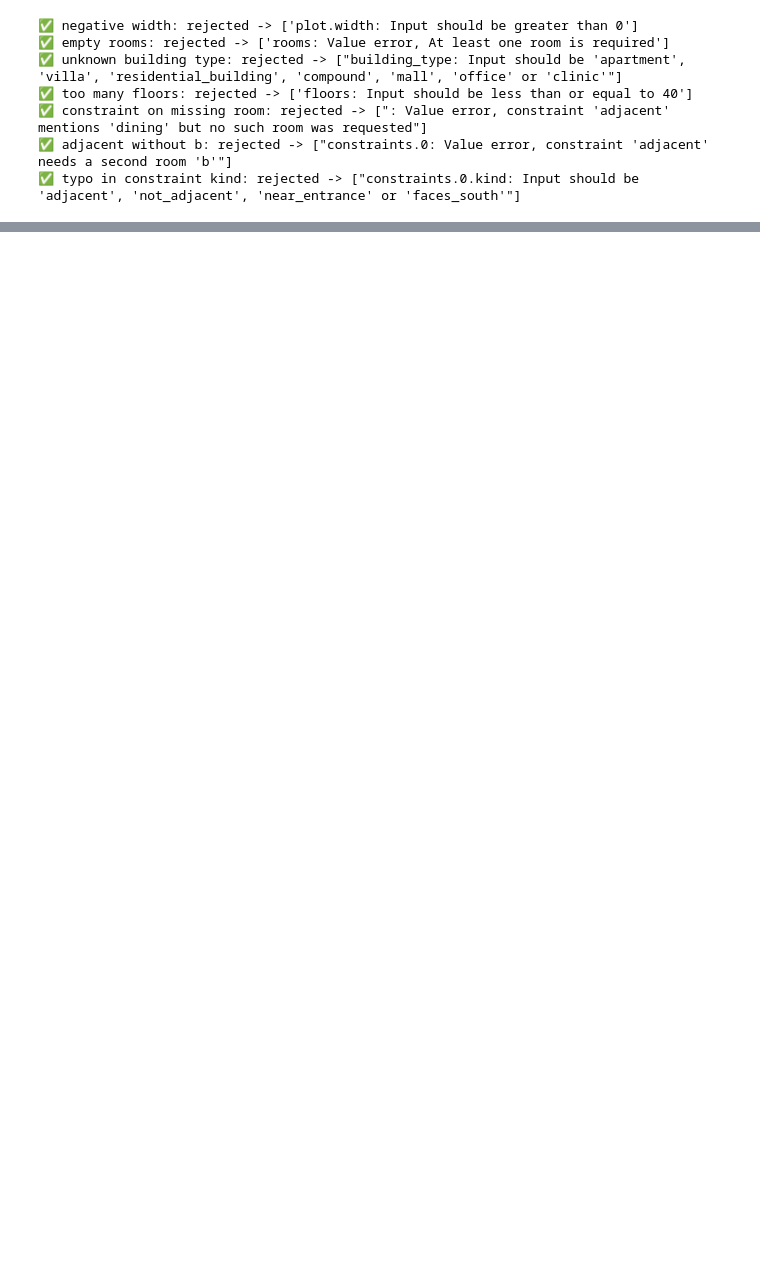
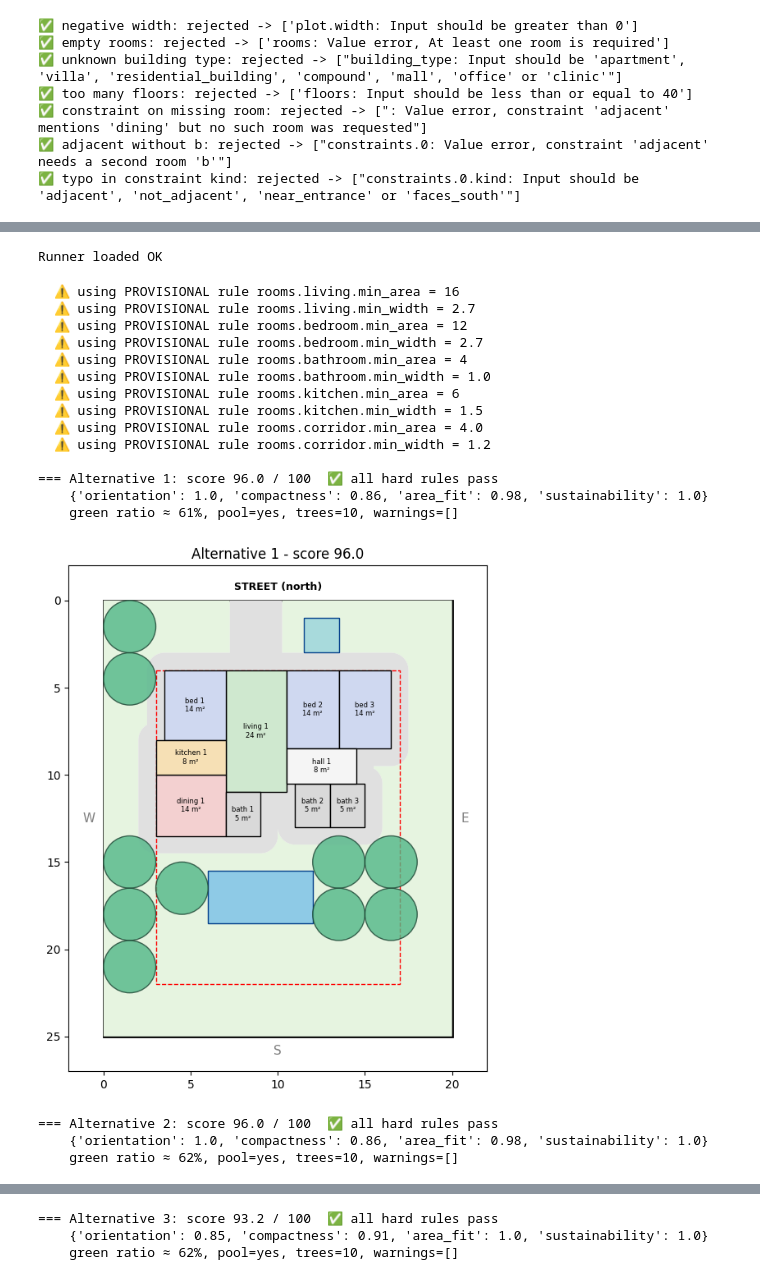
Before and after one commit to mennamoamenn1/architech-core, a Jupyter notebook: 01_foundation.ipynb, the cells around one changed output, grey strips where cells are left out. Saved outputs shown, nothing was run; the diff lists cells and outputs as text; code cells hidden in the pictures; blank space fills up the shorter version.

```diff
--- a/01_foundation.ipynb
+++ b/01_foundation.ipynb
@@ -245,0 +887,63 @@ for p in ["rooms.bedroom.min_area", "site.setbacks.front", "rooms.garage.min_are
+# %%
+def run_project(spec, draw=True):
+    env = buildable_envelope(spec.plot)
+    res = solve_layouts(spec)
+    if not res["solutions"]:
+        print("No layout:", res["reason"])
+        return []
+    ranked = []
+    for sol in res["solutions"]:
+        sol["green"] = place_green(sol, spec, env)
+        sol["problems"] = check_layout(sol, spec, env)
+        sol["score"] = score_layout(sol, spec, env)
+        ranked.append(sol)
+    # layouts that break a hard rule go last, then best score first
+    ranked.sort(key=lambda s: (len(s["problems"]) > 0, -s["score"]["total"]))
+    for n, sol in enumerate(ranked, 1):
+        status = "✅ all hard rules pass" if not sol["problems"] else f"❌ {sol['problems']}"
+        print(f"\n=== Alternative {n}: score {sol['score']['total']} / 100  {status}")
+        print("   ", {k: v for k, v in sol["score"].items() if k != "total"})
+        g = sol["green"]
+        if g["wanted"]:
+            print(f"    green ratio ≈ {g['green_ratio']:.0%}, pool={'yes' if g['pool'] is not None else 'no'}, "
+                  f"trees={len(g['trees'])}, warnings={g['warnings']}")
+        if draw:
+            draw_layout(sol, spec, env, title=f"Alternative {n} - score {sol['score']['total']}")
+    return ranked
+
+print("Runner loaded OK")
+# %% [output]
+Runner loaded OK
+# %%
+spec = ProjectSpec(
+    building_type="villa",
+    plot=PlotSpec(width=20, depth=25, zone="alexandria", street_side="north",
+                  setbacks=Setbacks(front=4, side=3, rear=3), max_coverage_ratio=0.6),   # PLACEHOLDERS
+    rooms=[RoomRequest(type="living"),
+           RoomRequest(type="dining", min_area=12, min_width=2.5),
+           RoomRequest(type="bedroom", count=3),
+           RoomRequest(type="bathroom", count=3),
+           RoomRequest(type="kitchen")],
+    constraints=[Constraint(kind="adjacent", a="kitchen", b="dining")],
+    green_elements=["pool", "garden", "trees", "fountain"],
+)
+ranked = run_project(spec)
+# %% [output]
+  ⚠ using PROVISIONAL rule rooms.living.min_area = 16
+  ⚠ using PROVISIONAL rule rooms.living.min_width = 2.7
+  ⚠ using PROVISIONAL rule rooms.bedroom.min_area = 12
+  ⚠ using PROVISIONAL rule rooms.bedroom.min_width = 2.7
+  ⚠ using PROVISIONAL rule rooms.bathroom.min_area = 4
+  ⚠ using PROVISIONAL rule rooms.bathroom.min_width = 1.0
+  ⚠ using PROVISIONAL rule rooms.kitchen.min_area = 6
+  ⚠ using PROVISIONAL rule rooms.kitchen.min_width = 1.5
+  ⚠ using PROVISIONAL rule rooms.corridor.min_area = 4.0
+  ⚠ using PROVISIONAL rule rooms.corridor.min_width = 1.2
+
+=== Alternative 1: score 96.0 / 100  ✅ all hard rules pass
+    {'orientation': 1.0, 'compactness': 0.86, 'area_fit': 0.98, 'sustainability': 1.0}
+    green ratio ≈ 61%, pool=yes, trees=10, warnings=[]
+[figure, added]
+=== Alternative 2: score 96.0 / 100  ✅ all hard rules pass
+    {'orientation': 1.0, 'compactness': 0.86, 'area_fit': 0.98, 'sustainability': 1.0}
+    green ratio ≈ 62%, pool=yes, trees=10, warnings=[]
@@ -245,0 +951,3 @@ for p in ["rooms.bedroom.min_area", "site.setbacks.front", "rooms.garage.min_are
+=== Alternative 3: score 93.2 / 100  ✅ all hard rules pass
+    {'orientation': 0.85, 'compactness': 0.91, 'area_fit': 1.0, 'sustainability': 1.0}
+    green ratio ≈ 62%, pool=yes, trees=10, warnings=[]
```
Also changed, not shown: parts of 22 cells of this notebook.
